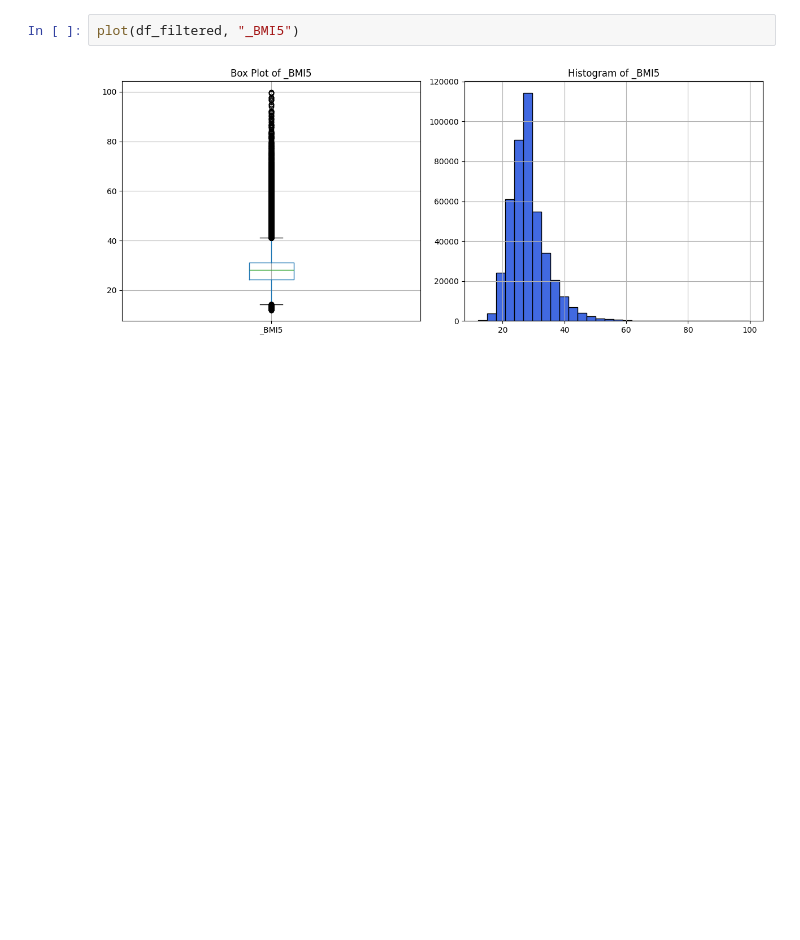
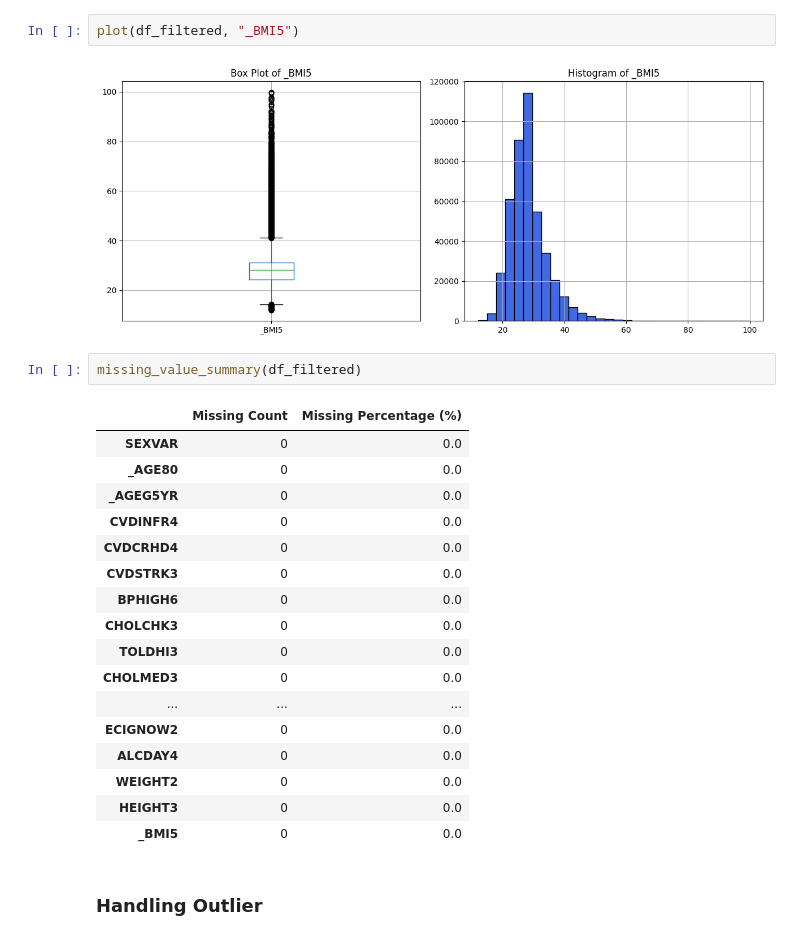
Before and after one commit to Huy1996/CMPE-257---Group-1, a Jupyter notebook: EDA.ipynb, the cells around one changed output. Drawn from its saved outputs; the diff is of its cells as text; blank space fills up the shorter version.

```diff
--- a/EDA.ipynb
+++ b/EDA.ipynb
@@ -665,3 +674,25 @@ Name: _BMI5, dtype: float64
 plot(df_filtered, "_BMI5")
 # %% [output]
 [figure]
+# %%
+missing_value_summary(df_filtered)
+# %% [output]
+|  | Missing Count | Missing Percentage (%) |
+| SEXVAR | 0 | 0.0 |
+| _AGE80 | 0 | 0.0 |
+| _AGEG5YR | 0 | 0.0 |
+| CVDINFR4 | 0 | 0.0 |
+| CVDCRHD4 | 0 | 0.0 |
+| CVDSTRK3 | 0 | 0.0 |
+| BPHIGH6 | 0 | 0.0 |
+| CHOLCHK3 | 0 | 0.0 |
+| TOLDHI3 | 0 | 0.0 |
+| CHOLMED3 | 0 | 0.0 |
+| ... | ... | ... |
+| ECIGNOW2 | 0 | 0.0 |
+| ALCDAY4 | 0 | 0.0 |
+| WEIGHT2 | 0 | 0.0 |
+| HEIGHT3 | 0 | 0.0 |
+| _BMI5 | 0 | 0.0 |
+# %% [markdown]
+### Handling Outlier
```
Also changed, not shown: parts of 12 cells of this notebook.
